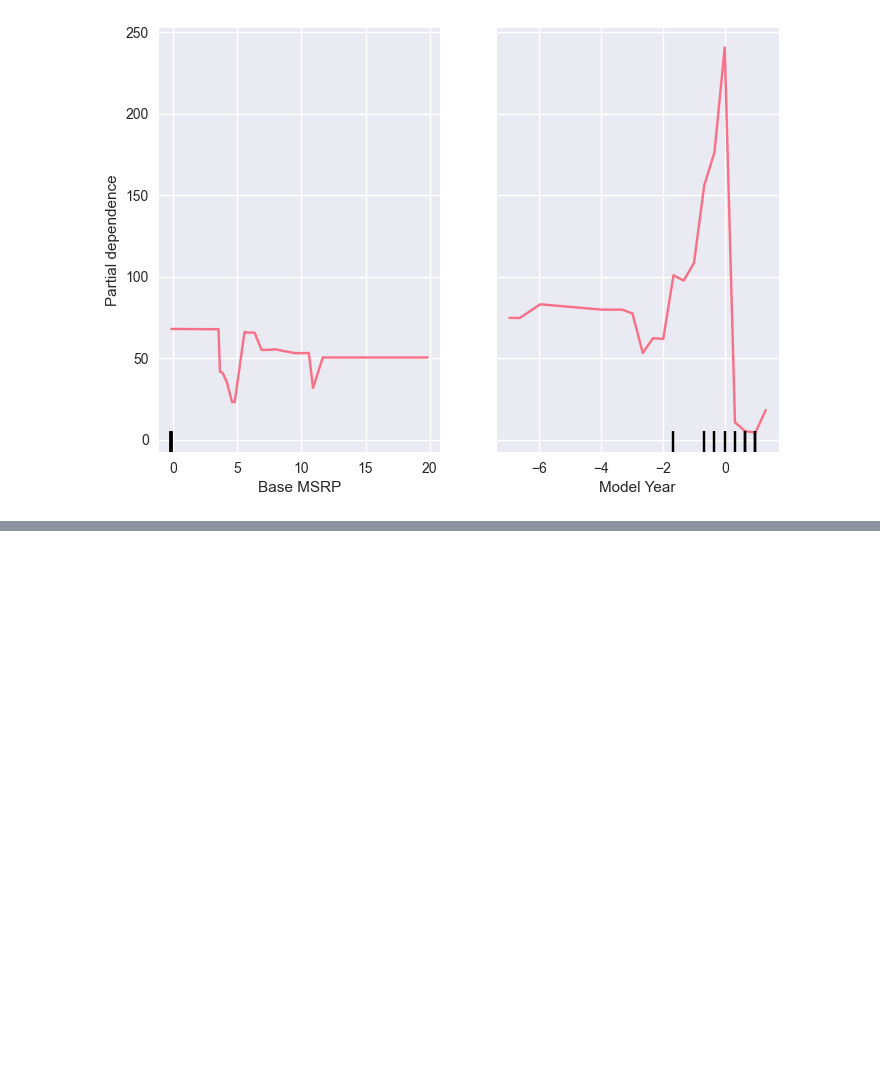
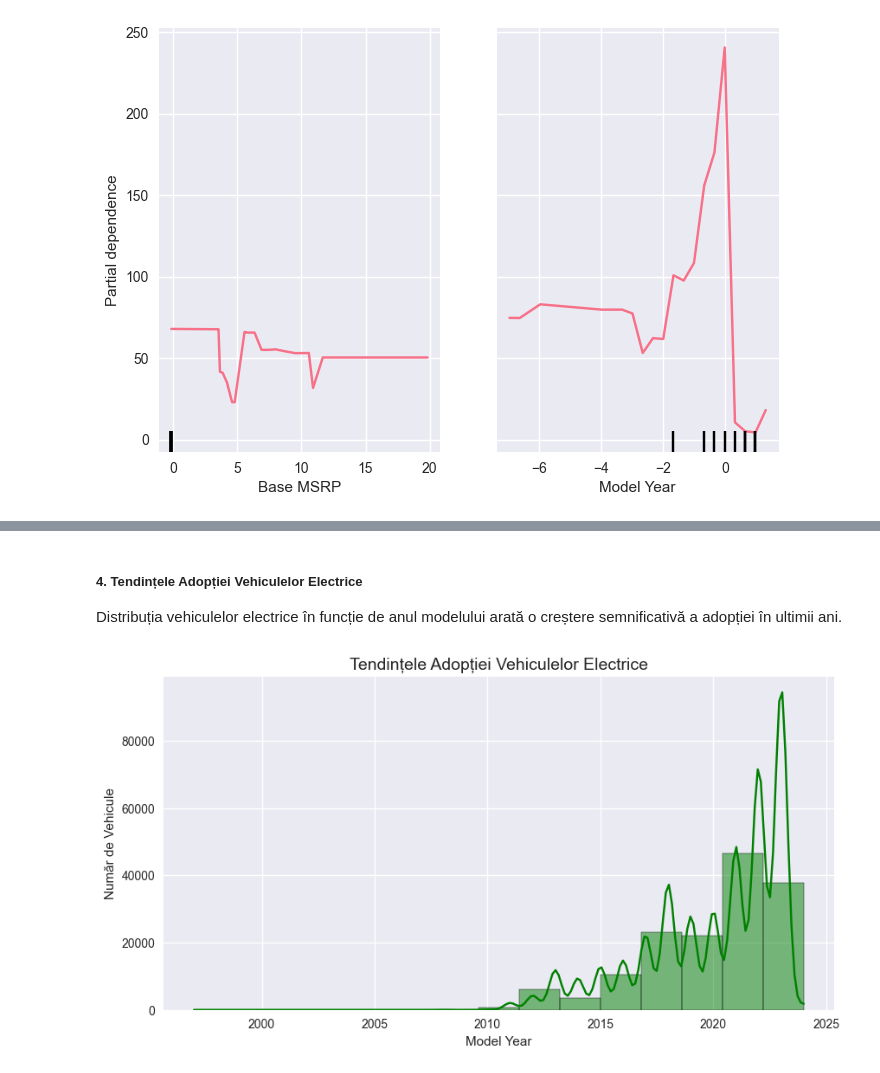
Before and after one commit to Copernicus12/Sisteme_Inteligente_-2025-, a Jupyter notebook: Electric_Vehicle_Population_Data.ipynb, the cells around one changed output, grey strips where cells are left out. Saved outputs shown, nothing was run; the diff lists cells and outputs as text; code cells hidden in the pictures; blank space fills up the shorter version.

```diff
--- a/Electric_Vehicle_Population_Data.ipynb
+++ b/Electric_Vehicle_Population_Data.ipynb
@@ -1229,0 +1359,12 @@ except:
+# %% [markdown]
+##### 4. Tendințele Adopției Vehiculelor Electrice
+Distribuția vehiculelor electrice în funcție de anul modelului arată o creștere semnificativă a adopției în ultimii ani.
+# %%
+plt.figure(figsize=(10, 5))
+sns.histplot(df['Model Year'], bins=15, kde=True, color='green')
+plt.title('Tendințele Adopției Vehiculelor Electrice', fontsize=14)
+plt.xlabel('Model Year')
+plt.ylabel('Număr de Vehicule')
+plt.show()
+# %% [output]
+[figure, added]
```
Also changed, not shown: parts of 16 cells of this notebook.
